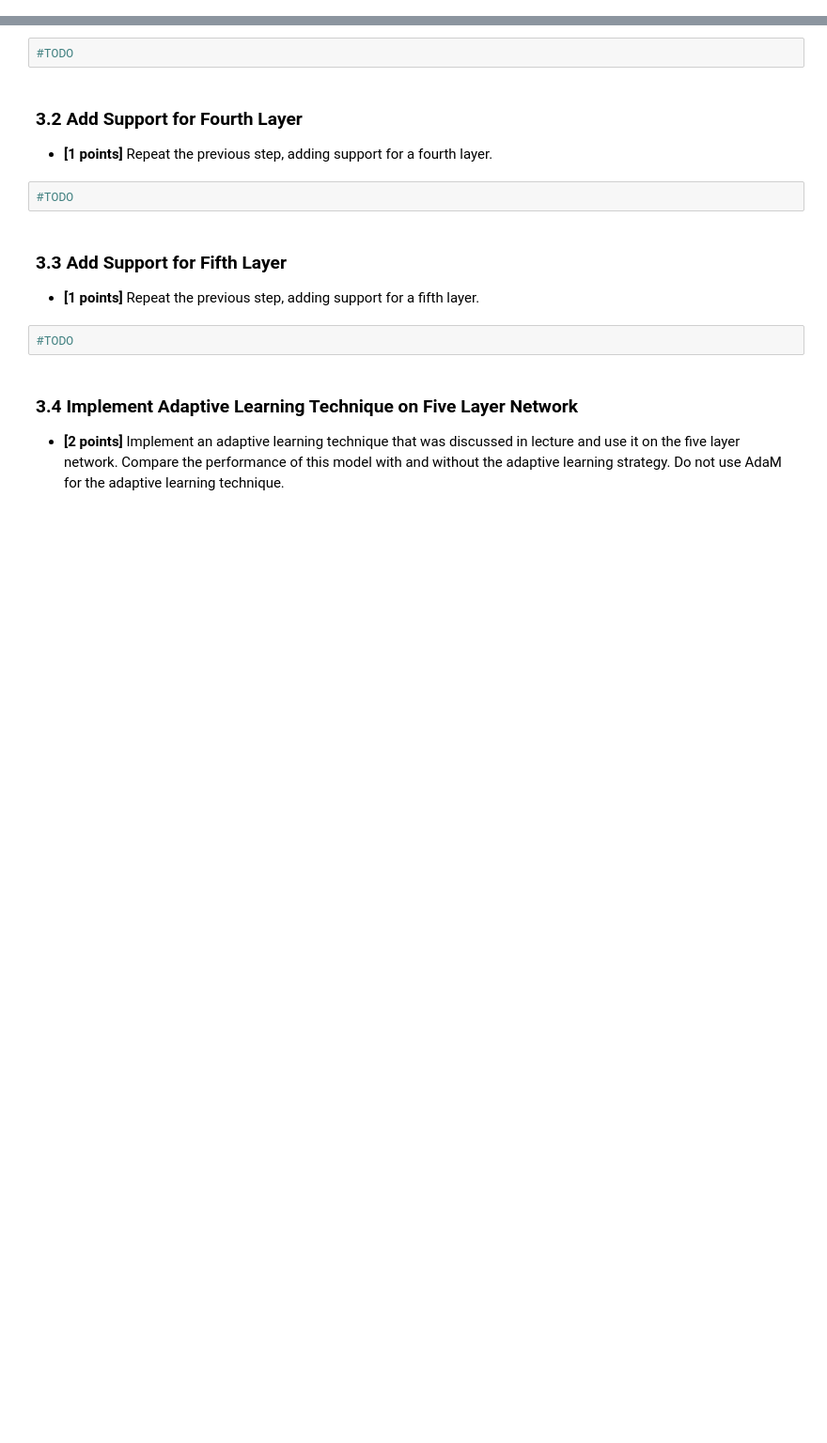
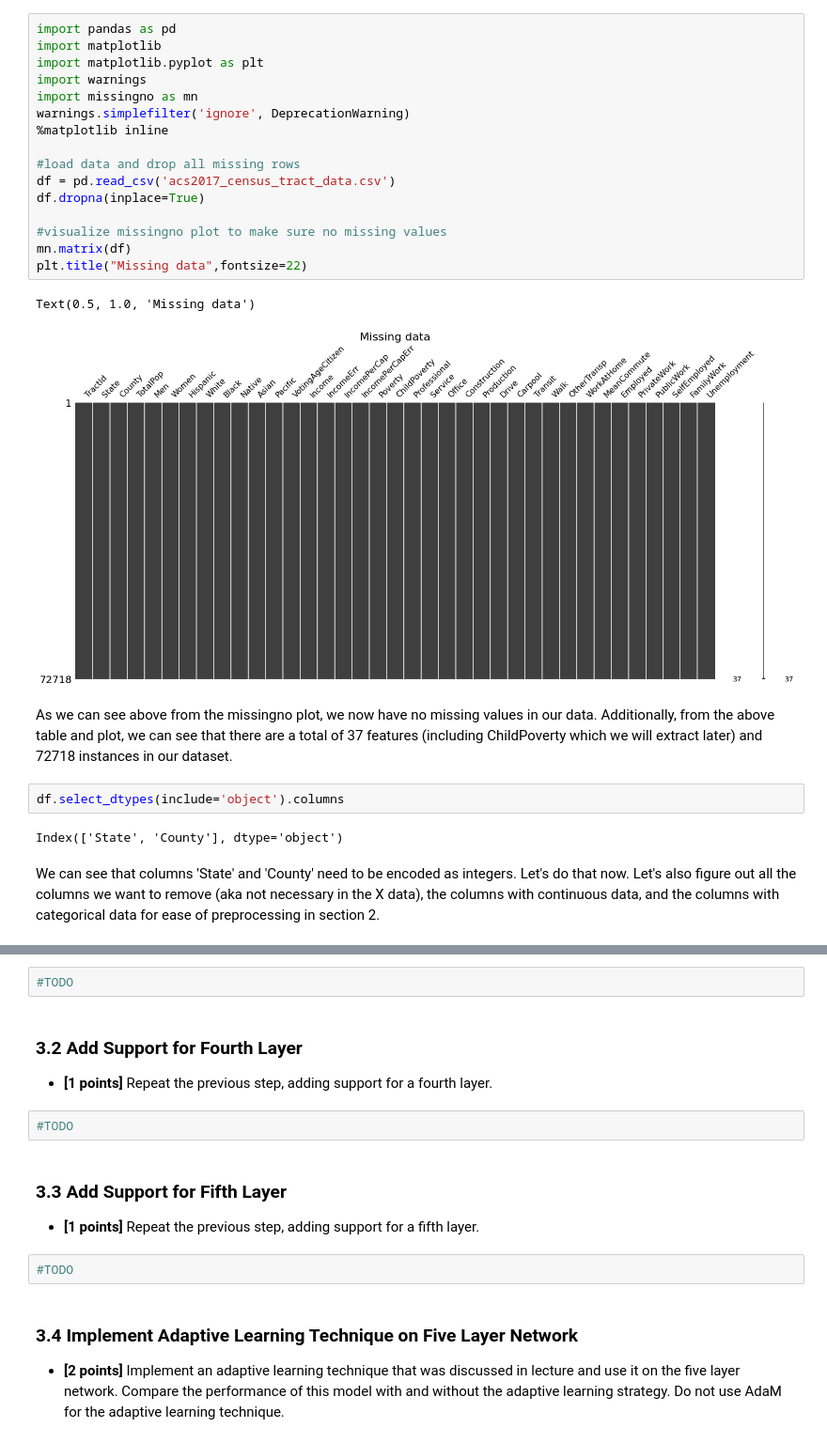
Before and after one commit to harrisonnoble/ml-projects, a Jupyter notebook: Lab 4/Lab 4.ipynb, the cells around one changed output, grey strips where cells are left out. Shown at 94% size. Cells and saved outputs as stored; diff of their text form; blank space fills up the shorter version.

```diff
--- a/Lab 4/Lab 4.ipynb
+++ b/Lab 4/Lab 4.ipynb
@@ -57,0 +25,27 @@
+# %%
+import pandas as pd
+import matplotlib
+import matplotlib.pyplot as plt
+import warnings
+import missingno as mn
+warnings.simplefilter('ignore', DeprecationWarning)
+%matplotlib inline
+
+#load data and drop all missing rows
+df = pd.read_csv('acs2017_census_tract_data.csv')
+df.dropna(inplace=True)
+
+#visualize missingno plot to make sure no missing values
+mn.matrix(df)
+plt.title("Missing data",fontsize=22)
+# %% [output]
+Text(0.5, 1.0, 'Missing data')
+[figure, added]
+# %% [markdown]
+As we can see above from the missingno plot, we now have no missing values in our data. Additionally, from the above table and plot, we can see that there are a total of 37 features (including ChildPoverty which we will extract later) and 72718 instances in our dataset.
+# %%
+df.select_dtypes(include='object').columns
+# %% [output]
+Index(['State', 'County'], dtype='object')
+# %% [markdown]
+We can see that columns 'State' and 'County' need to be encoded as integers. Let's do that now. Let's also figure out all the columns we want to remove (aka not necessary in the X data), the columns with continuous data, and the columns with categorical data for ease of preprocessing in section 2.
```
Also changed, not shown: parts of 55 cells of this notebook.
